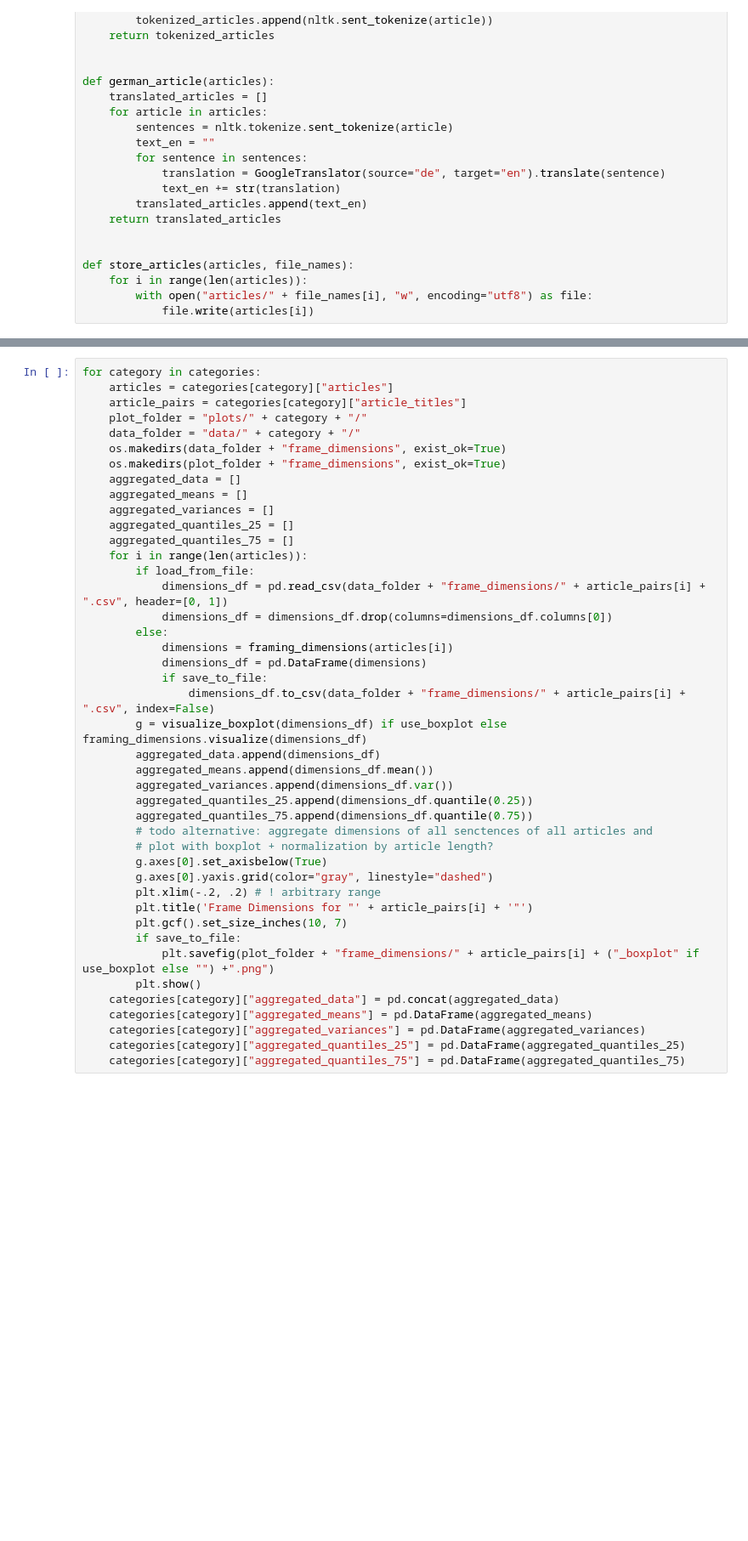
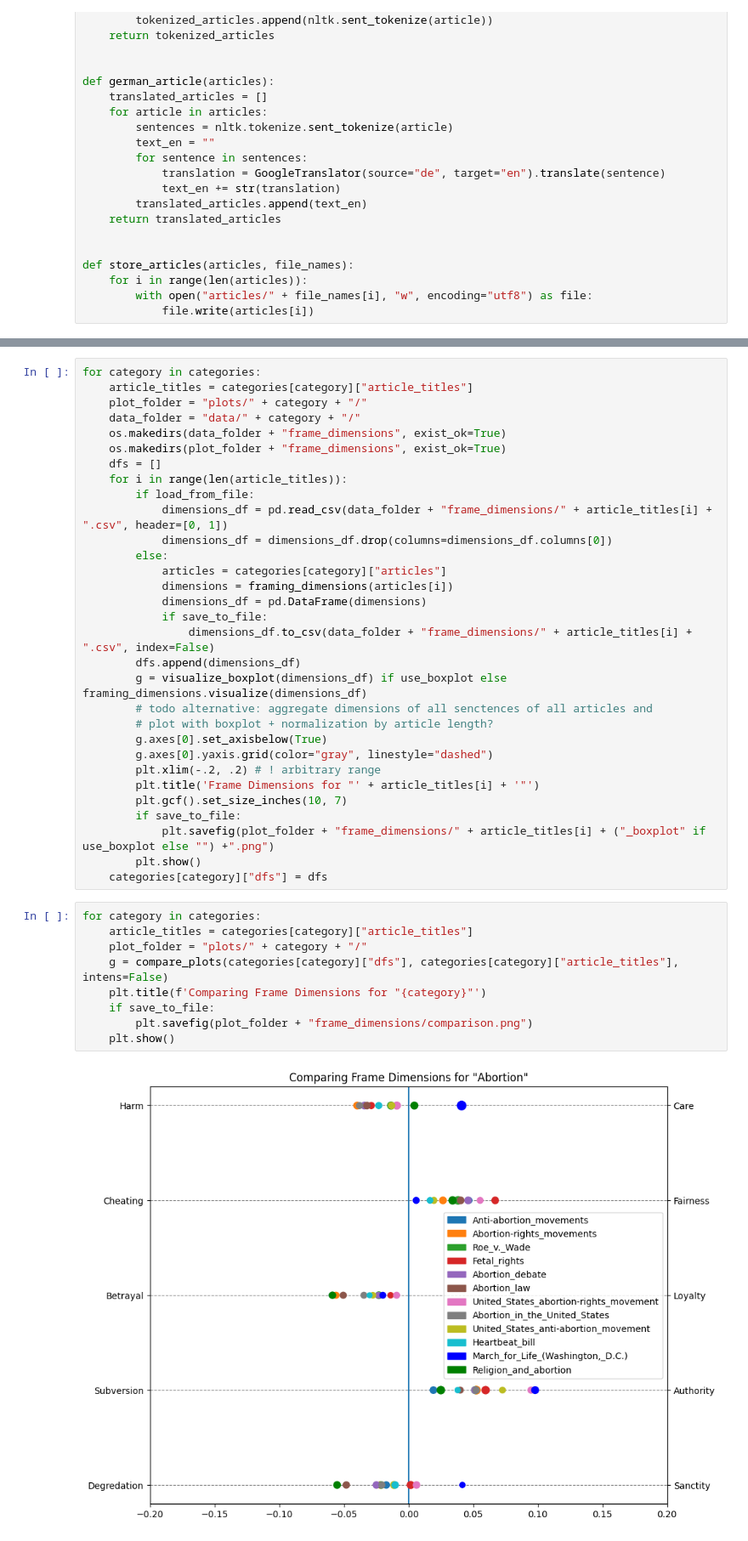
Before and after one commit to NicoOhler/wikipedia_framing_analysis, a Jupyter notebook: test.ipynb, the cells around one changed output, grey strips where cells are left out. Shown at 85% size. Cells and saved outputs as stored; diff of their text form; blank space fills up the shorter version.

Commit message:
Plot all articles from a category at once

```diff
--- a/test.ipynb
+++ b/test.ipynb
@@ -320,44 +318,43 @@ for category in categories:
     categories[category]["articles"] = articles
 # %%
 for category in categories:
-    articles = categories[category]["articles"]
-    article_pairs = categories[category]["article_titles"]
+    article_titles = categories[category]["article_titles"]
     plot_folder = "plots/" + category + "/"
     data_folder = "data/" + category + "/"
     os.makedirs(data_folder + "frame_dimensions", exist_ok=True)
     os.makedirs(plot_folder + "frame_dimensions", exist_ok=True)
-    aggregated_data = []
-    aggregated_means = []
-    aggregated_variances = []
-    aggregated_quantiles_25 = []
-    aggregated_quantiles_75 = []
-    for i in range(len(articles)):
+    dfs = []
+    for i in range(len(article_titles)):
         if load_from_file:
-            dimensions_df = pd.read_csv(data_folder + "frame_dimensions/" + article_pairs[i] + ".csv", header=[0, 1])
+            dimensions_df = pd.read_csv(data_folder + "frame_dimensions/" + article_titles[i] + ".csv", header=[0, 1])
             dimensions_df = dimensions_df.drop(columns=dimensions_df.columns[0])
         else:
+            articles = categories[category]["articles"]
             dimensions = framing_dimensions(articles[i])
             dimensions_df = pd.DataFrame(dimensions)
             if save_to_file:
-                dimensions_df.to_csv(data_folder + "frame_dimensions/" + article_pairs[i] + ".csv", index=False)
+                dimensions_df.to_csv(data_folder + "frame_dimensions/" + article_titles[i] + ".csv", index=False)
+        dfs.append(dimensions_df)
         g = visualize_boxplot(dimensions_df) if use_boxplot else framing_dimensions.visualize(dimensions_df)
-        aggregated_data.append(dimensions_df)
-        aggregated_means.append(dimensions_df.mean())
-        aggregated_variances.append(dimensions_df.var())
-        aggregated_quantiles_25.append(dimensions_df.quantile(0.25))
-        aggregated_quantiles_75.append(dimensions_df.quantile(0.75))
         # todo alternative: aggregate dimensions of all senctences of all articles and
         # plot with boxplot + normalization by article length?
         g.axes[0].set_axisbelow(True)
         g.axes[0].yaxis.grid(color="gray", linestyle="dashed")
         plt.xlim(-.2, .2) # ! arbitrary range
-        plt.title('Frame Dimensions for "' + article_pairs[i] + '"')
+        plt.title('Frame Dimensions for "' + article_titles[i] + '"')
         plt.gcf().set_size_inches(10, 7)
         if save_to_file:
-            plt.savefig(plot_folder + "frame_dimensions/" + article_pairs[i] + ("_boxplot" if use_boxplot else "") +".png")
+            plt.savefig(plot_folder + "frame_dimensions/" + article_titles[i] + ("_boxplot" if use_boxplot else "") +".png")
         plt.show()
-    categories[category]["aggregated_data"] = pd.concat(aggregated_data)
-    categories[category]["aggregated_means"] = pd.DataFrame(aggregated_means)
-    categories[category]["aggregated_variances"] = pd.DataFrame(aggregated_variances)
-    categories[category]["aggregated_quantiles_25"] = pd.DataFrame(aggregated_quantiles_25)
-    categories[category]["aggregated_quantiles_75"] = pd.DataFrame(aggregated_quantiles_75)
+    categories[category]["dfs"] = dfs
+# %%
+for category in categories:
+    article_titles = categories[category]["article_titles"]
+    plot_folder = "plots/" + category + "/"
+    g = compare_plots(categories[category]["dfs"], categories[category]["article_titles"], intens=False)
+    plt.title(f'Comparing Frame Dimensions for "{category}"')
+    if save_to_file:
+        plt.savefig(plot_folder + "frame_dimensions/comparison.png")
+    plt.show()
+# %% [output]
+[figure, added]
```
Also changed, not shown: parts of 7 cells of this notebook, 16 other files.
